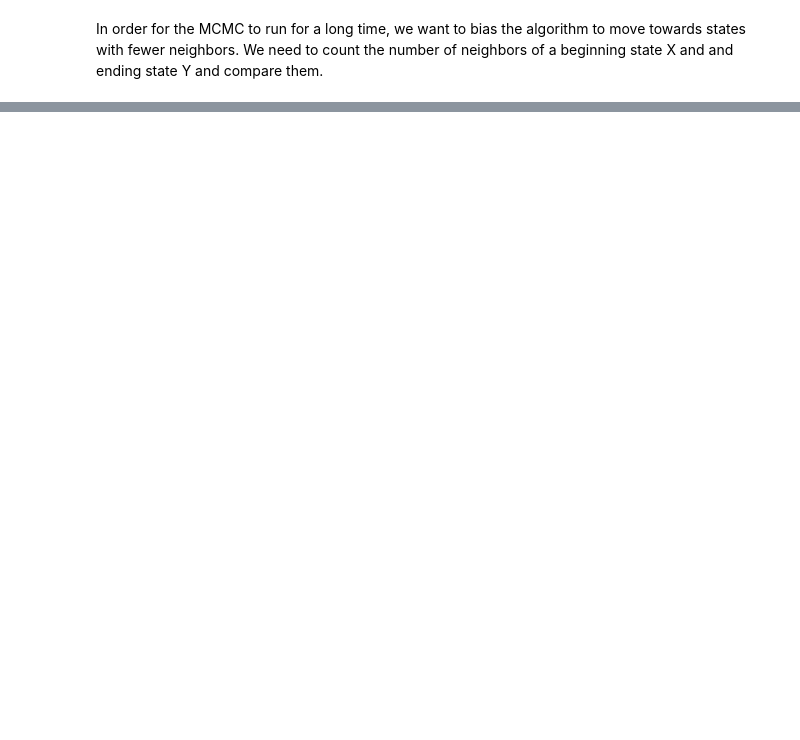
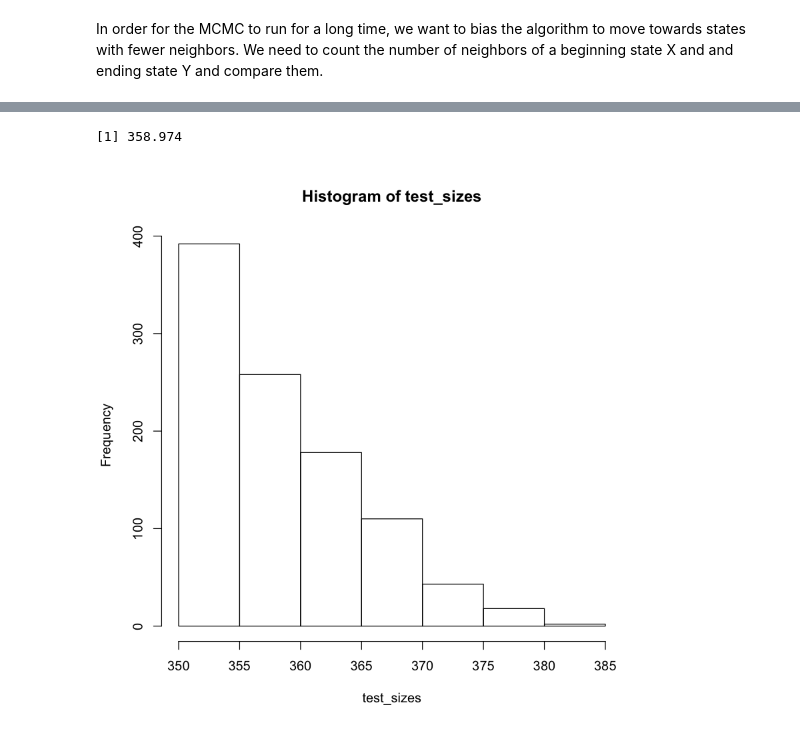
Before and after one commit to franklinmarsh/computational_statistics, a Jupyter notebook: hw3.ipynb, the cells around one changed output, grey strips where cells are left out. Drawn from its saved outputs; the diff is of its cells as text; code cells hidden in the pictures; blank space fills up the shorter version.

```diff
--- a/hw3.ipynb
+++ b/hw3.ipynb
@@ -198,3 +255,9 @@ WhichNeighbors <- function (possibleSwaps, k) {
+# %%
+hist(test_sizes)
+print(mean(test_sizes))
+# %% [output]
+[1] 358.974
+[figure, added]
 # %%
 # A markov chain monte carlo algorithm to find the average size of permutations
 # whose size is greater than a given k
```
Also changed, not shown: parts of 17 cells of this notebook.
